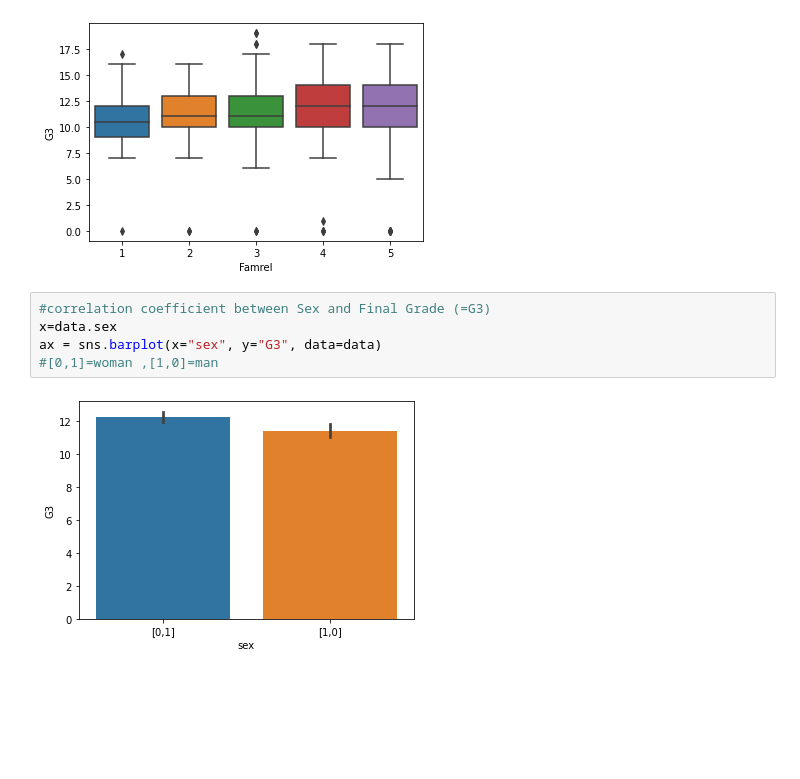
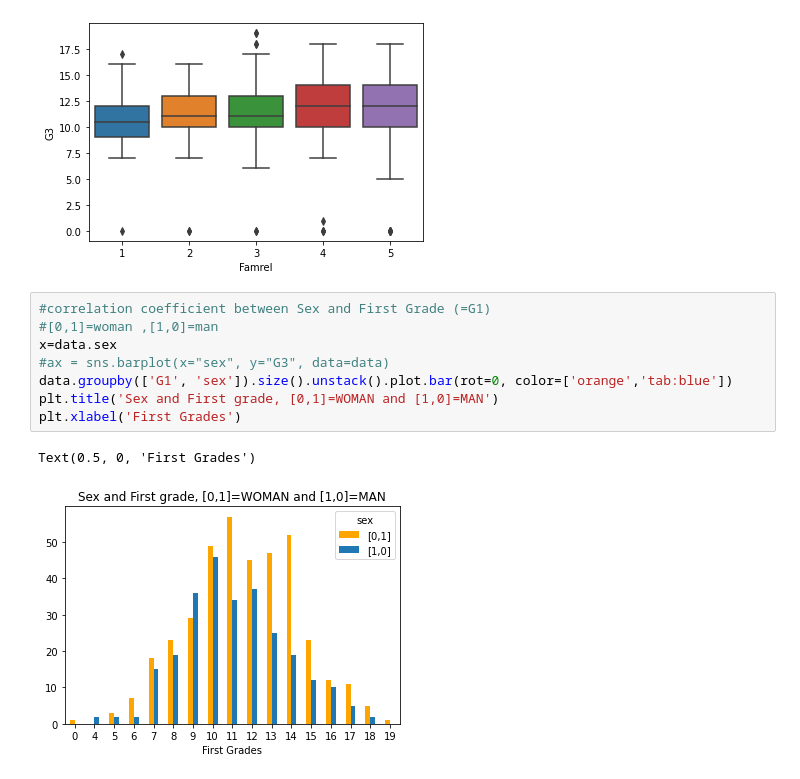
Before and after one commit to lucarossi9/statistical-computation-team-1, a Jupyter notebook: correlations.ipynb, the cells around one changed output. Saved outputs shown, nothing was run; the diff lists cells and outputs as text; blank space fills up the shorter version.

```diff
--- a/correlations.ipynb
+++ b/correlations.ipynb
@@ -144,9 +128,13 @@ with Standard error SE:
 0.03915622520852588
 [figure]
 # %%
-#correlation coefficient between Sex and Final Grade (=G3)
+#correlation coefficient between Sex and First Grade (=G1)
+#[0,1]=woman ,[1,0]=man
 x=data.sex
-ax = sns.barplot(x="sex", y="G3", data=data)
-#[0,1]=woman ,[1,0]=man
+#ax = sns.barplot(x="sex", y="G3", data=data)
+data.groupby(['G1', 'sex']).size().unstack().plot.bar(rot=0, color=['orange','tab:blue'])
+plt.title('Sex and First grade, [0,1]=WOMAN and [1,0]=MAN')
+plt.xlabel('First Grades')
 # %% [output]
+Text(0.5, 0, 'First Grades')
-[figure, old version]
+[figure, new version]
```
Also changed, not shown: parts of 10 cells of this notebook.
